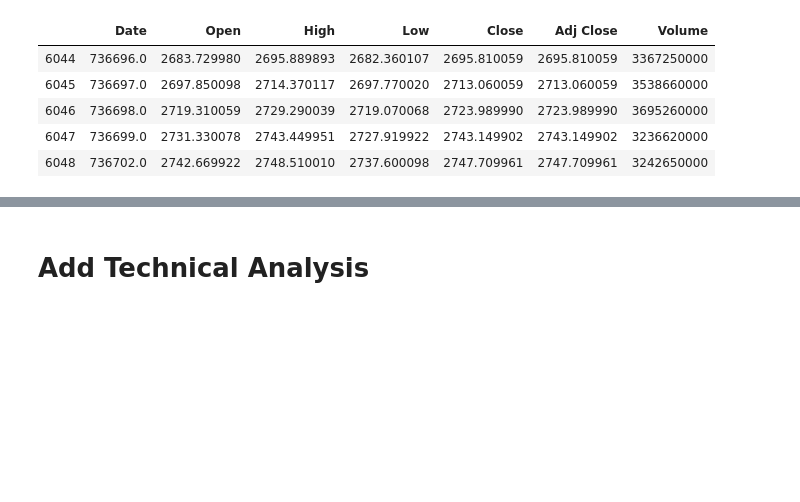
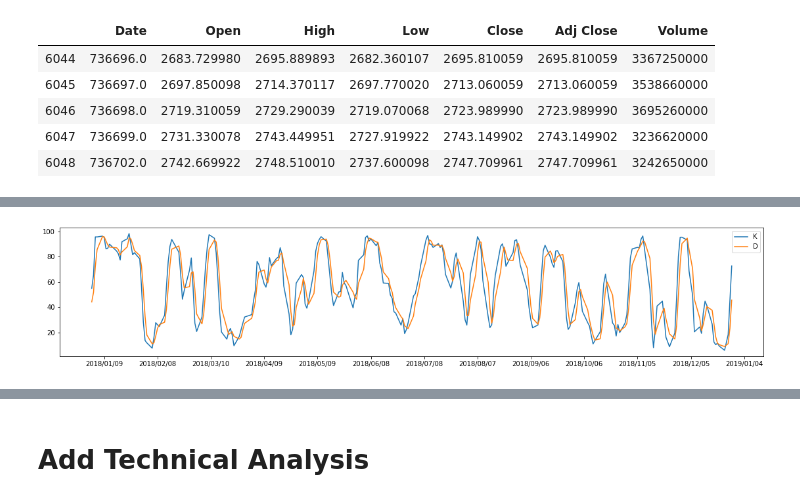
Before and after one commit to Tai13492/Fintech-Homework, a Jupyter notebook: hw4/t08902205.ipynb, the cells around one changed output, grey strips where cells are left out. Cells and saved outputs as stored; diff of their text form; code cells hidden in the pictures; blank space fills up the shorter version.

```diff
--- a/hw4/t08902205.ipynb
+++ b/hw4/t08902205.ipynb
@@ -55,0 +61,10 @@ plt.show()
+# %%
+plt.figure(figsize=[19.2,3.6])
+plt.gca().xaxis.set_major_formatter(mdates.DateFormatter('%Y/%m/%d'))
+plt.gca().xaxis.set_major_locator(mdates.DayLocator(interval=30))
+plt.plot(df_plot["Date"],k_plot, label="K")
+plt.plot(df_plot["Date"],d_plot, label="D")
+plt.legend()
+plt.show()
+# %% [output]
+[figure, added]
```
Also changed, not shown: parts of 10 cells of this notebook.
